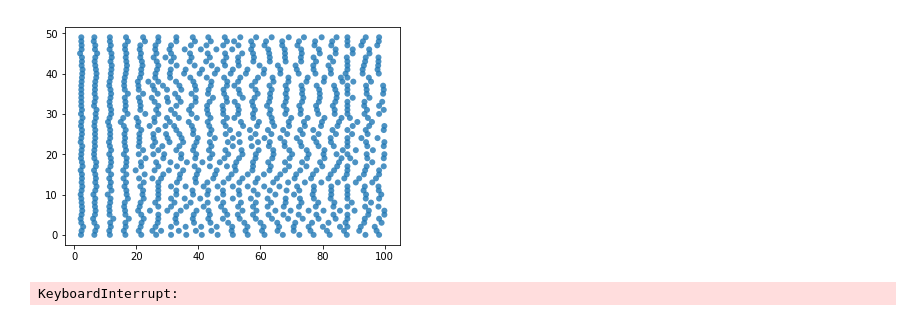
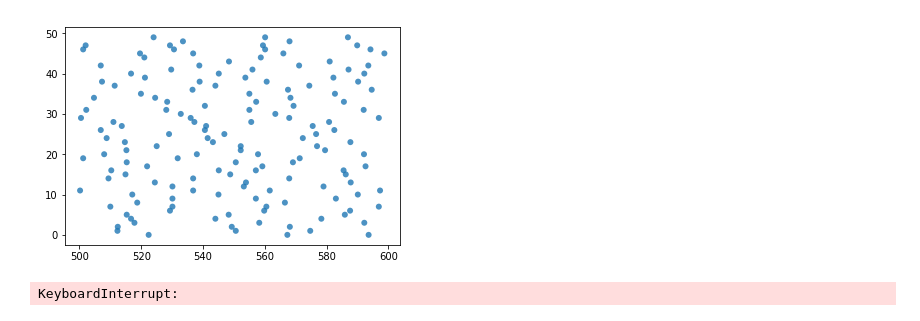
Before and after one commit to aequey/cppcourse-brunel, a Jupyter notebook: res/Graph.ipynb, the cells around one changed output. Drawn from its saved outputs; the diff is of its cells as text; code cells hidden in the pictures.

```diff
--- a/res/Graph.ipynb
+++ b/res/Graph.ipynb
@@ -4,13 +4,13 @@ import pylab as pl
 
 data = np.genfromtxt('data2.dat')
 # %%
-select= np.array ([d for d in data if d[1] < 50])
+select= np.array ([d for d in data if d[1] < 50 and d[0]*0.1>500])
 data1= select.transpose()
 
-pl.scatter(data1[0],data1[1],alpha=0.8, edgecolors='none');
+pl.scatter(data1[0]*0.1,data1[1],alpha=0.8, edgecolors='none');
 pl.show();
 # %% [output]
-[figure, old version]
+[figure, new version]
 # %%
 select= np.array ([d for d in data if d[1] < 5])
 data1= select.transpose()
```
Also changed, not shown: 6 other files.
